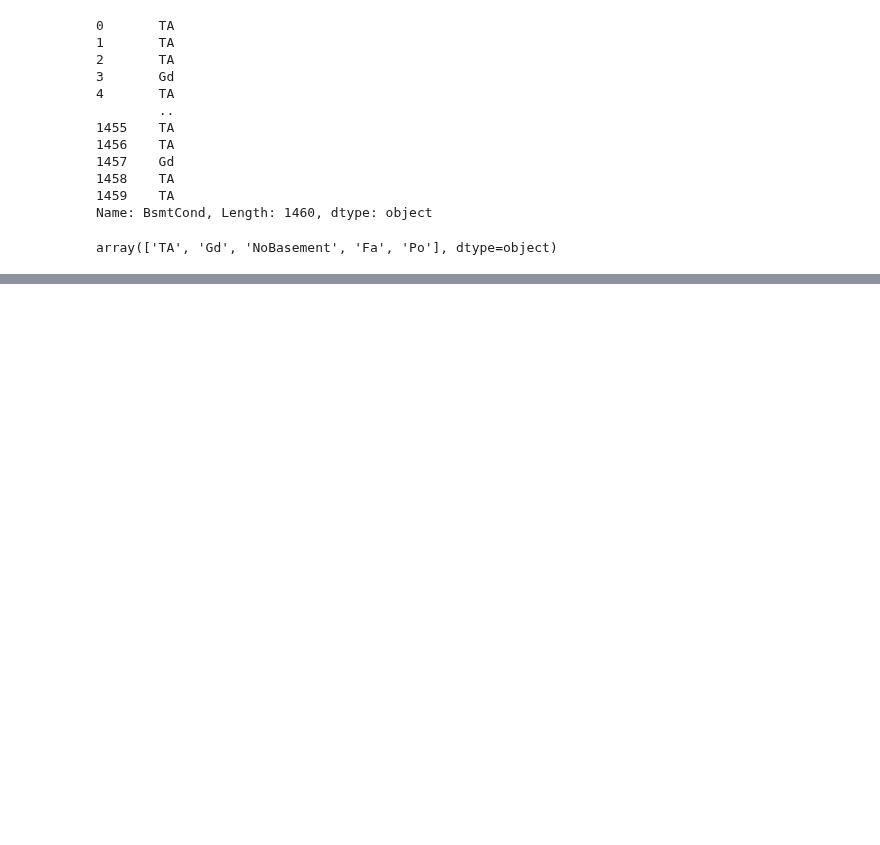
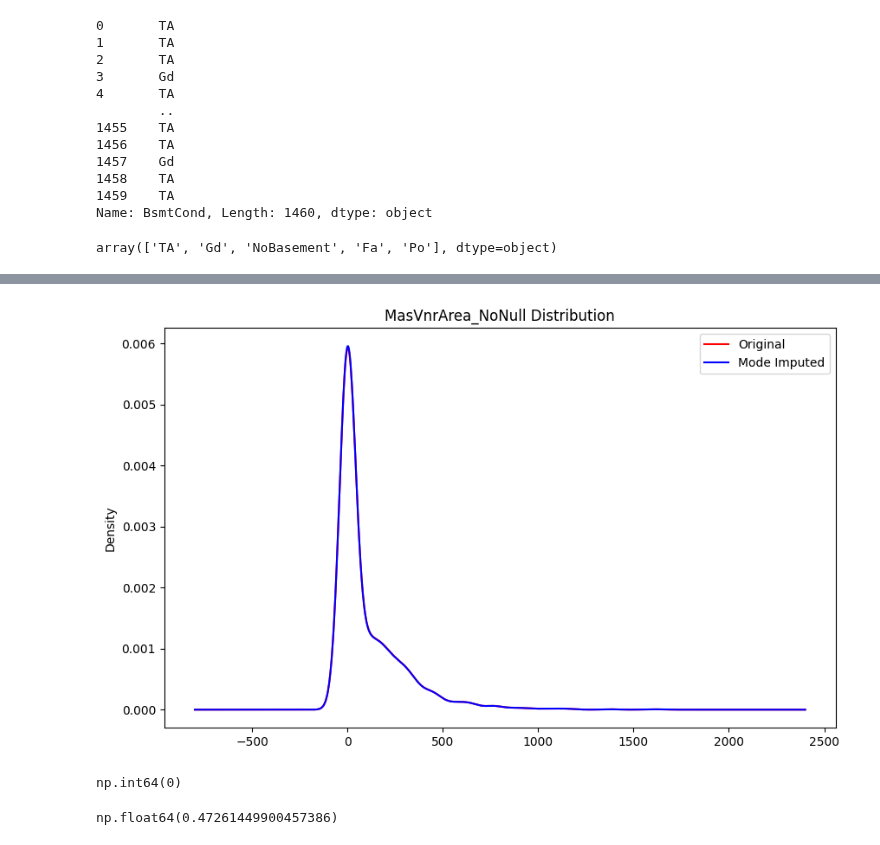
Before and after one commit to akhyear/house_price_prediction, a Jupyter notebook: train_code.ipynb, the cells around one changed output, grey strips where cells are left out. Drawn from its saved outputs; the diff is of its cells as text; code cells hidden in the pictures; blank space fills up the shorter version.

```diff
--- a/train_code.ipynb
+++ b/train_code.ipynb
@@ -834,0 +866,19 @@ array(['TA', 'Gd', 'NoBasement', 'Fa', 'Po'], dtype=object)
+# %%
+fig = plt.figure(figsize=(10, 6))
+ax = fig.add_subplot(111)
+df['MasVnrArea'].plot(kind = 'kde', ax=ax, label='Original', color = 'red')
+df['MasVnrArea_NoNull'].plot(kind = 'kde', ax=ax, label='Mode Imputed', color = 'blue')
+ax.set_title('MasVnrArea_NoNull Distribution')
+ax.legend()
+plt.show()
+# %% [output]
+[figure, added]
+# %%
+df['MasVnrArea_NoNull'].isnull().sum()
+# %% [output]
+np.int64(0)
+# %%
+df['MasVnrArea_NoNull'].corr(df['SalePrice'])
+# 0.4774930470957155 this was MasVnrArea correlation with SalePrice
+# %% [output]
+np.float64(0.47261449900457386)
```
Also changed, not shown: parts of 8 cells of this notebook.
